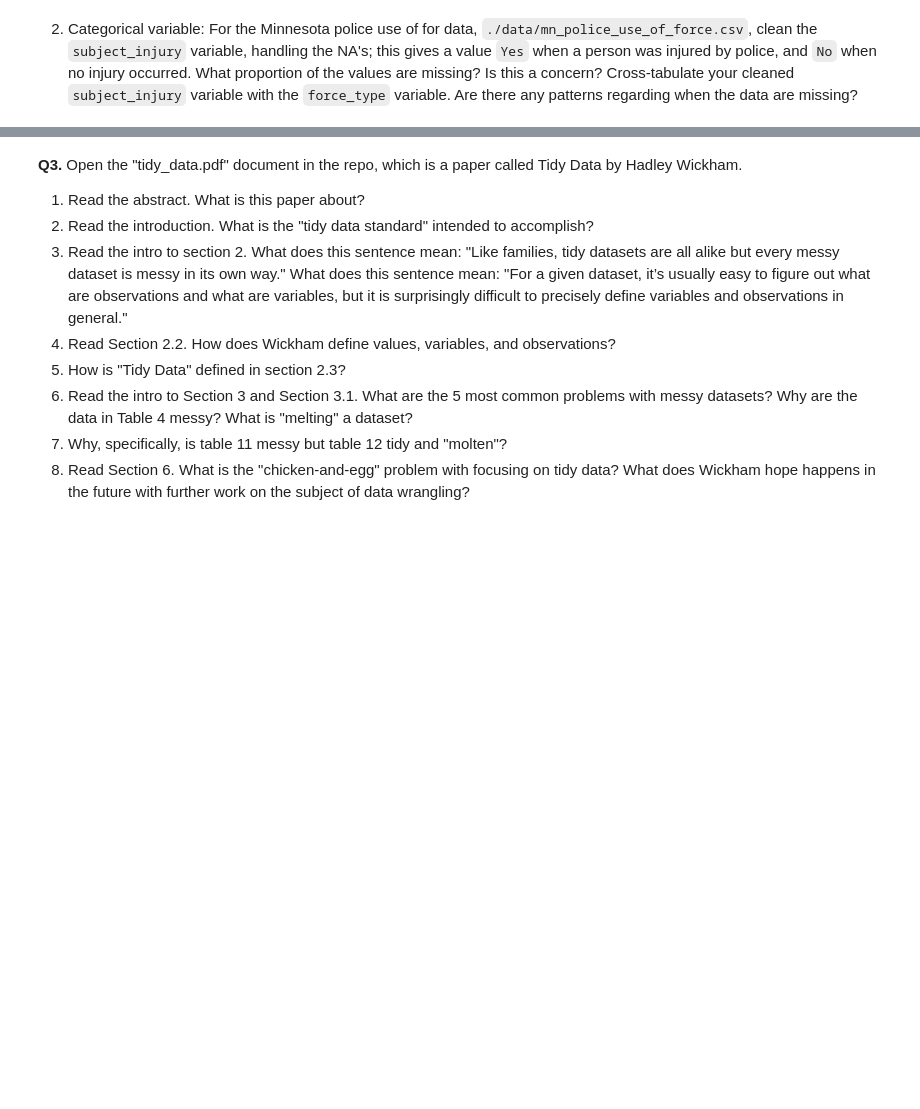
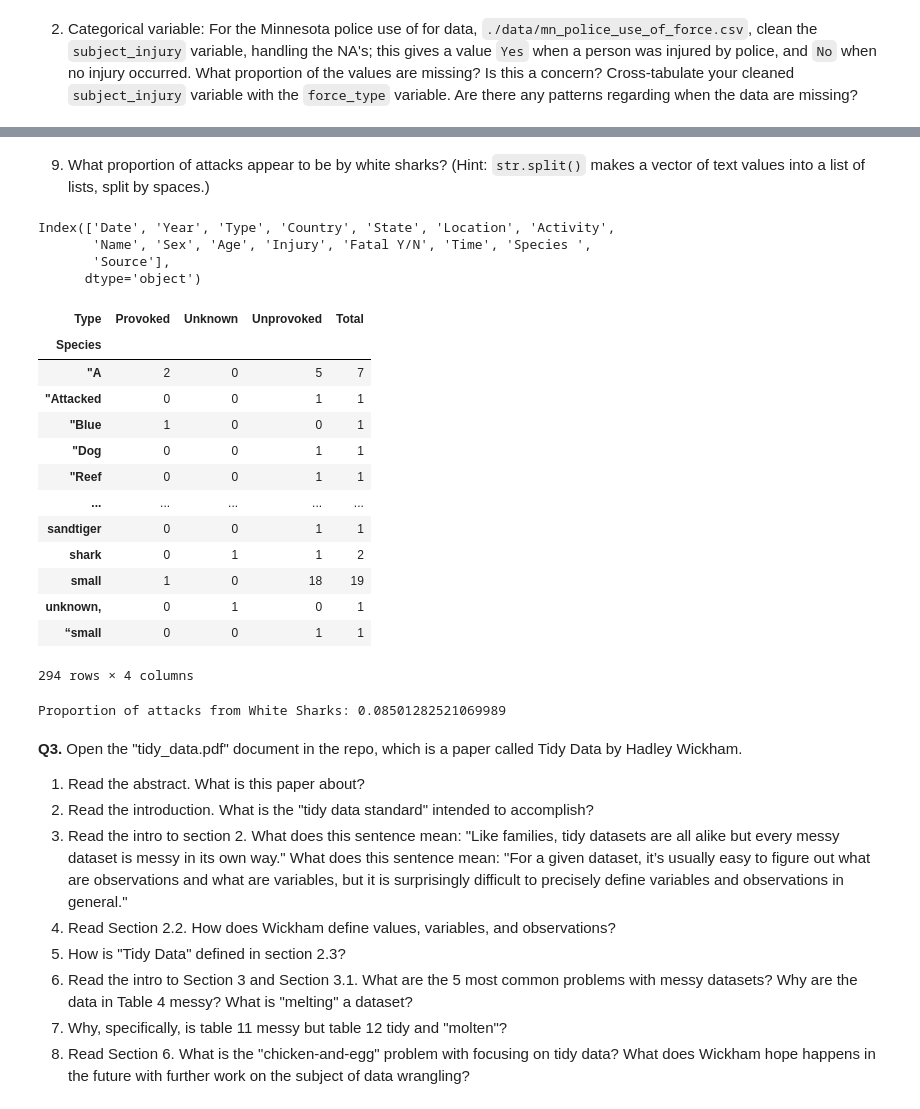
Before and after one commit to pnr3kr/wrangling, a Jupyter notebook: assignment/assignment.ipynb, the cells around one changed output, grey strips where cells are left out. Cells and saved outputs as stored; diff of their text form; code cells hidden in the pictures; blank space fills up the shorter version.

```diff
--- a/assignment/assignment.ipynb
+++ b/assignment/assignment.ipynb
@@ -78,0 +230,12 @@ mn_df["subject_injury"] = mn_df["subject_injury"].fillna("Unknown")
+# %%
+
+sharks_df["Fatal Y/N"] = sharks_df["Fatal Y/N"].replace({
+    "F": "Unknown",
+    "M": "Unknown",
+    "n": "N",
+    "Nq": "N",
+    "UNKNOWN": "Unknown",
+    2017: "Unknown",
+    "Y x 2" : "Y",
+    " N" : "N"
+ }).fillna("Unknown")
@@ -79,3 +289,43 @@ mn_df["subject_injury"] = mn_df["subject_injury"].fillna("Unknown")
+# %% [markdown]
+9. What proportion of attacks appear to be by white sharks? (Hint: `str.split()` makes a vector of text values into a list of lists, split by spaces.)
+# %%
+print(sharks_df.columns)  # Check available columns
+# %% [output]
+Index(['Date', 'Year', 'Type', 'Country', 'State', 'Location', 'Activity',
+       'Name', 'Sex', 'Age', 'Injury', 'Fatal Y/N', 'Time', 'Species ',
+       'Source'],
+      dtype='object')
+# %%
+# 9. What proportion of attacks appear to be by white sharks? (Hint: `str.split()` makes a vector of text values into a list of lists, split by spaces.)
+
+sharks_df.rename(columns={"Species ": "Species"}, inplace=True)
+
+sharks_df["Species"] = sharks_df["Species"].astype(str).str.split().str.get(0)
+sharks_df["Species"] = sharks_df["Species"].replace("white", "White")
+
+cross_tab_species_type = pd.crosstab(sharks_df["Species"], sharks_df["Type"])
+cross_tab_species_type["Total"] = cross_tab_species_type.sum(axis=1)
+display(cross_tab_species_type)
+
+white_shark_attacks = (sharks_df["Species"] == "White").sum() / cross_tab_species_type["Total"].sum()
+
+print("Proportion of attacks from White Sharks:", white_shark_attacks)
+# %% [output]
+| Type | Provoked | Unknown | Unprovoked | Total |
+| Species |  |  |  |  |
+| "A | 2 | 0 | 5 | 7 |
+| "Attacked | 0 | 0 | 1 | 1 |
+| "Blue | 1 | 0 | 0 | 1 |
+| "Dog | 0 | 0 | 1 | 1 |
+| "Reef | 0 | 0 | 1 | 1 |
+| ... | ... | ... | ... | ... |
+| sandtiger | 0 | 0 | 1 | 1 |
+| shark | 0 | 1 | 1 | 2 |
+| small | 1 | 0 | 18 | 19 |
+| unknown, | 0 | 1 | 0 | 1 |
+| “small | 0 | 0 | 1 | 1 |
+294 rows × 4 columns
+Proportion of attacks from White Sharks: 0.08501282521069989
 # %% [markdown]
 **Q3.** Open the "tidy_data.pdf" document in the repo, which is a paper called Tidy Data by Hadley Wickham.
 
```
Also changed, not shown: parts of 25 cells of this notebook, 1 other file.
